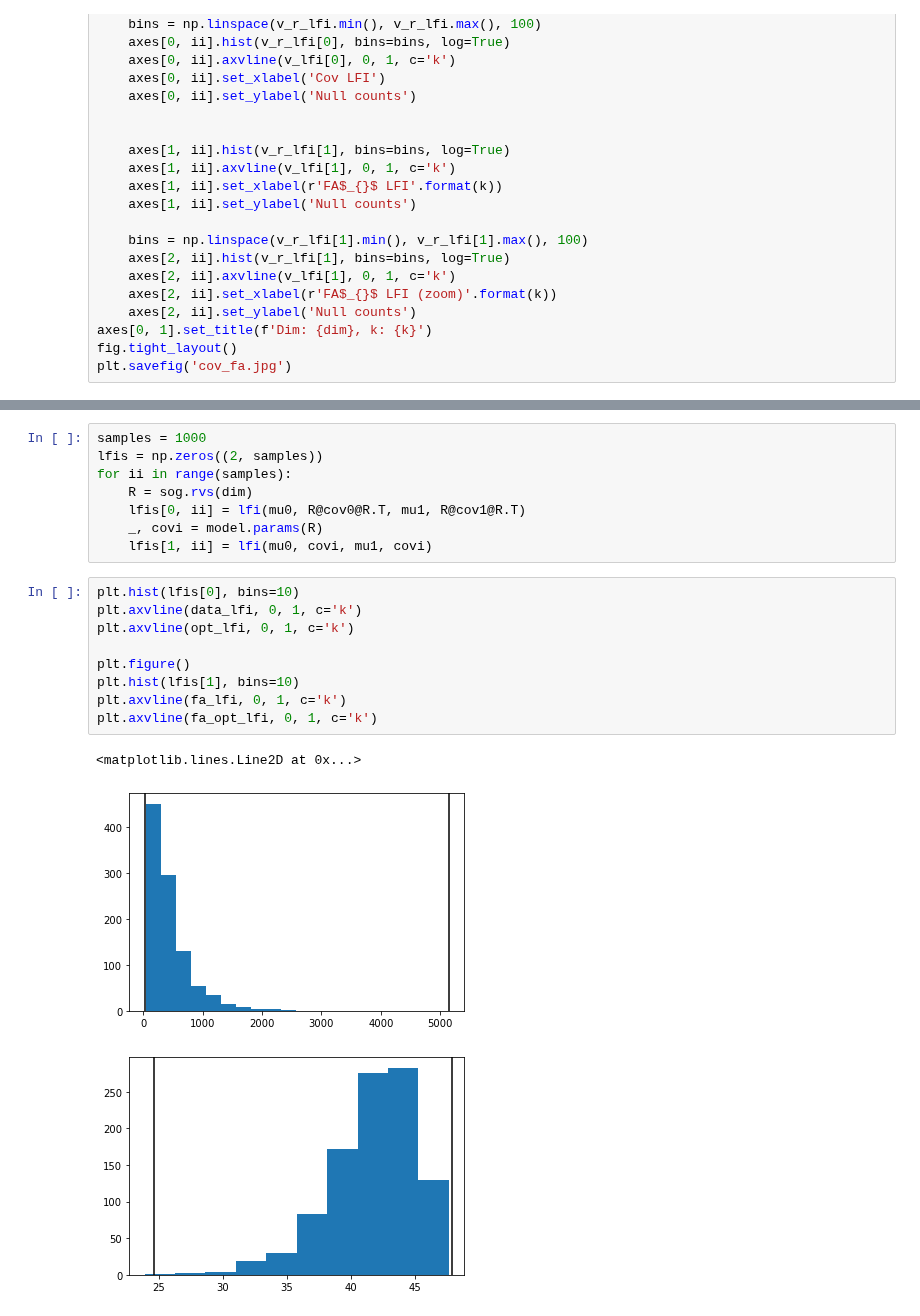
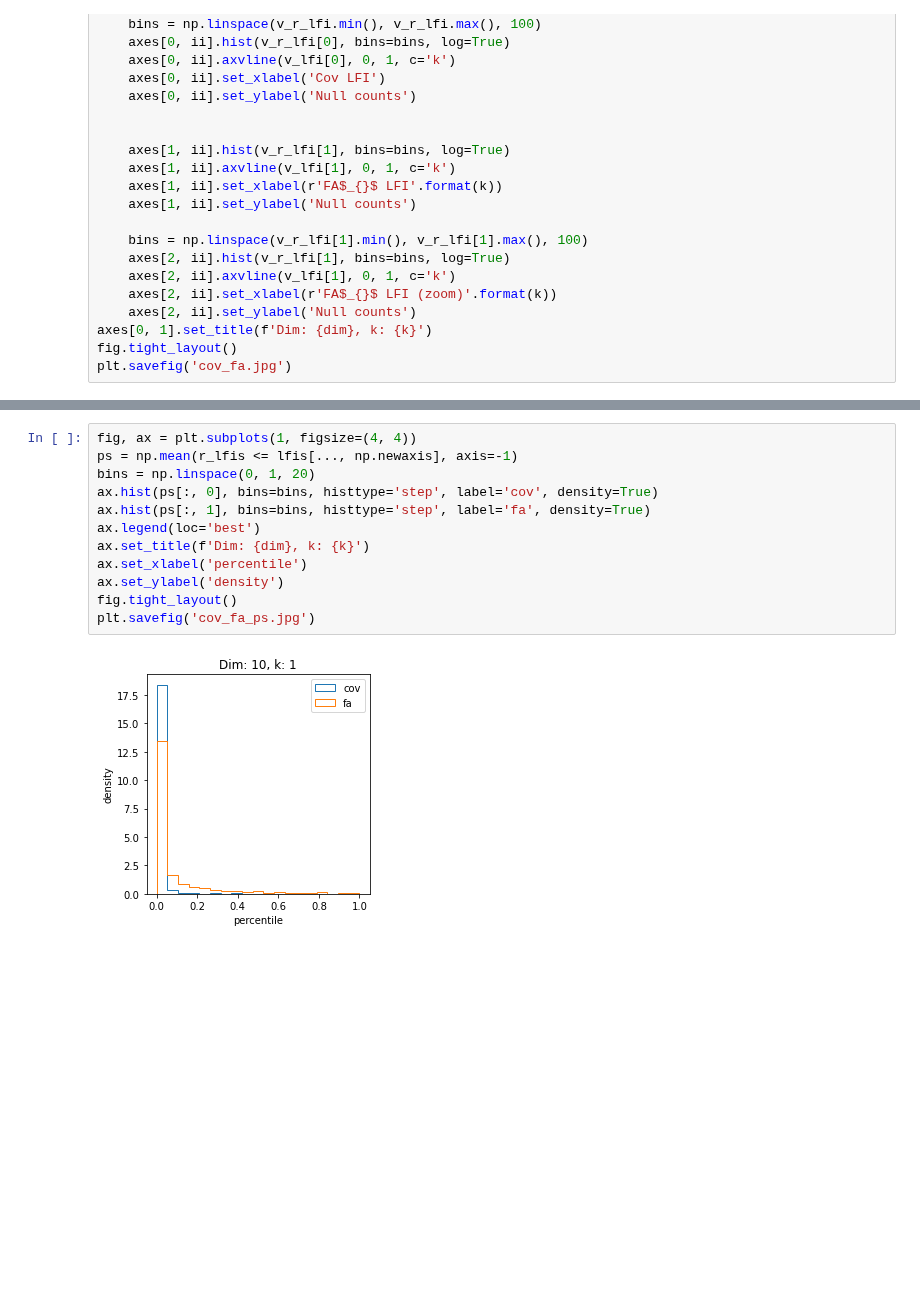
Before and after one commit to BouchardLab/noise_correlations, a Jupyter notebook: notebooks/factor_analysis.ipynb, the cells around one changed output, grey strips where cells are left out. Drawn from its saved outputs; the diff is of its cells as text; blank space fills up the shorter version.

```diff
--- a/notebooks/factor_analysis.ipynb
+++ b/notebooks/factor_analysis.ipynb
@@ -283,21 +267,14 @@ print(data_lfi, opt_lfi, fa_lfi, fa_opt_lfi, fa_opt_lfi2)
-# %%
-samples = 1000
-lfis = np.zeros((2, samples))
-for ii in range(samples):
-    R = sog.rvs(dim)
-    lfis[0, ii] = lfi(mu0, R@cov0@R.T, mu1, R@cov1@R.T)
-    _, covi = model.params(R)
-    lfis[1, ii] = lfi(mu0, covi, mu1, covi)
-# %%
-plt.hist(lfis[0], bins=10)
-plt.axvline(data_lfi, 0, 1, c='k')
-plt.axvline(opt_lfi, 0, 1, c='k')
-
-plt.figure()
-plt.hist(lfis[1], bins=10)
-plt.axvline(fa_lfi, 0, 1, c='k')
-plt.axvline(fa_opt_lfi, 0, 1, c='k')
-# %% [output]
-<matplotlib.lines.Line2D at 0x...>
-[figure, removed]
-[figure, removed]
+# %%
+fig, ax = plt.subplots(1, figsize=(4, 4))
+ps = np.mean(r_lfis <= lfis[..., np.newaxis], axis=-1)
+bins = np.linspace(0, 1, 20)
+ax.hist(ps[:, 0], bins=bins, histtype='step', label='cov', density=True)
+ax.hist(ps[:, 1], bins=bins, histtype='step', label='fa', density=True)
+ax.legend(loc='best')
+ax.set_title(f'Dim: {dim}, k: {k}')
+ax.set_xlabel('percentile')
+ax.set_ylabel('density')
+fig.tight_layout()
+plt.savefig('cov_fa_ps.jpg')
+# %% [output]
+[figure, added]
```
Also changed, not shown: parts of 22 cells of this notebook, 2 other files.
